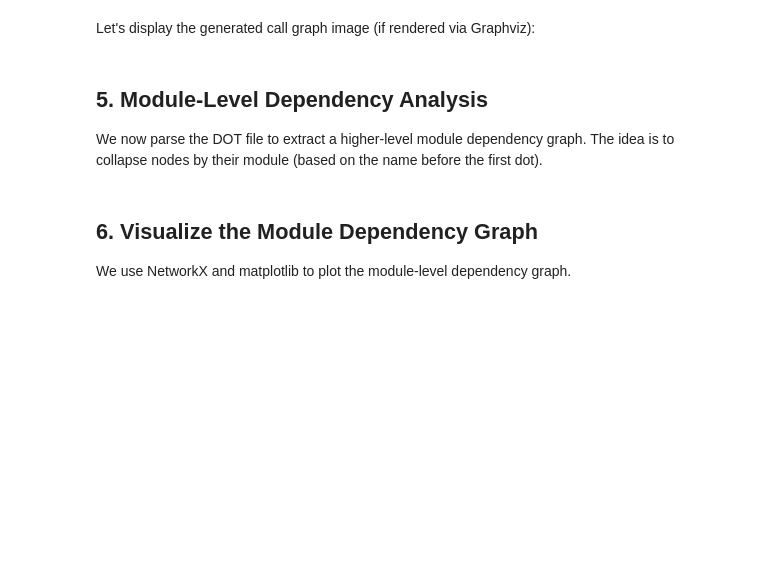
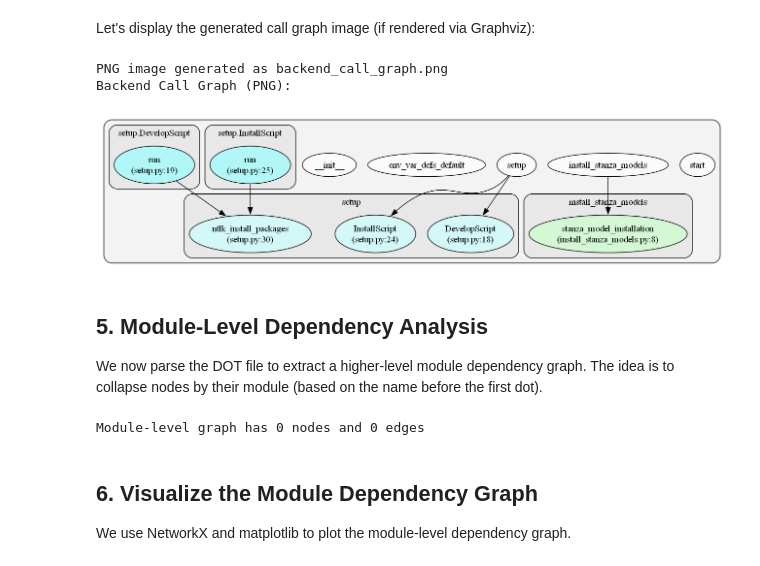
Before and after one commit to Grumlebob/ArchitecturalRecovery, a Jupyter notebook: Tools/pyan.ipynb, the cells around one changed output. Drawn from its saved outputs; the diff is of its cells as text; code cells hidden in the pictures; blank space fills up the shorter version.

Commit message:
manual pyan dot generate

```diff
--- a/Tools/pyan.ipynb
+++ b/Tools/pyan.ipynb
@@ -133,10 +120,11 @@ import pyan
 from IPython.display import HTML, display
 
 # Define the backend directory (adjust this path as needed)
+OUTPUT_DIR = os.path.join("..", "output", "pyan")
 BACKEND_DIR = os.path.join("..", "Data", "api")
 if not os.path.exists(BACKEND_DIR):
     raise FileNotFoundError(f"BACKEND_DIR not found: {BACKEND_DIR}")
-
+'''
 # Collect all Python files in the backend directory (recursively) and convert to absolute paths.
 python_files = [os.path.abspath(p) for p in glob.glob(os.path.join(BACKEND_DIR, '**', '*.py'), recursive=True)]
 if not python_files:
@@ -149,10 +137,10 @@ filtered_files = python_files  # no filtering on problematic files now
 
 # Use the absolute backend directory as the root.
 root_dir = os.path.abspath(BACKEND_DIR)
-
+print(root_dir)
 # Generate interactive HTML call graph with grouping disabled to fix the error.
 callgraph_html = pyan.create_callgraph(
-    filenames=filtered_files,
+    filenames="*.py",
     root=root_dir,
     format='html',
     draw_uses=True,       # enable 'uses' edges
@@ -177,12 +165,9 @@ dot_output = pyan.create_callgraph(
     annotated=True
 )
 
-dot_filename = 'backend_call_graph.dot'
-with open(dot_filename, 'w') as f:
+
+with open(dot_filepath, 'w') as f:
     f.write(dot_output)
 print(f"DOT file saved as {dot_filename}")
-
-# (Optional) Convert the DOT file to an image if Graphviz is installed.
-os.system(f"dot -Tpng {dot_filename} -o backend_call_graph.png")
-print("PNG image generated as backend_call_graph.png")
+'''
 # %% [output]
@@ -193,12 +176,24 @@ IndexError: list index out of range
 Let's display the generated call graph image (if rendered via Graphviz):
 # %%
 from IPython.display import Image, display
+# go to root folder run: pyan3 *.py --uses --no-defines --colored --grouped --annotated --dot > ../../output/pyan/backend_call_graph.dot
+dot_filename = 'backend_call_graph.dot'
+dot_filepath = os.path.join(OUTPUT_DIR, dot_filename)
+png_filename = 'backend_call_graph.png'
+png_filepath = os.path.join(OUTPUT_DIR, png_filename)
+# (Optional) Convert the DOT file to an image if Graphviz is installed.
+os.system(f"dot -Tpng {dot_filepath} -o {png_filepath}")
+print("PNG image generated as backend_call_graph.png")
 
-if os.path.exists('backend_call_graph.png'):
+if os.path.exists(png_filepath):
     print("Backend Call Graph (PNG):")
-    display(Image(filename='backend_call_graph.png'))
+    display(Image(filename=png_filepath))
 else:
     print("PNG image not found. Use the interactive HTML view above.")
+# %% [output]
+PNG image generated as backend_call_graph.png
+Backend Call Graph (PNG):
+[figure, added]
 # %% [markdown]
 ## 5. Module-Level Dependency Analysis
 
@@ -236,6 +231,8 @@ def parse_dot_to_module_graph(dot_file):
 backend_module_graph = parse_dot_to_module_graph(dot_filename)
 
 print(f"Module-level graph has {backend_module_graph.number_of_nodes()} nodes and {backend_module_graph.number_of_edges()} edges")
+# %% [output]
+Module-level graph has 0 nodes and 0 edges
 # %% [markdown]
 ## 6. Visualize the Module Dependency Graph
 
```
Also changed, not shown: parts of 10 cells of this notebook, 7 other files.
